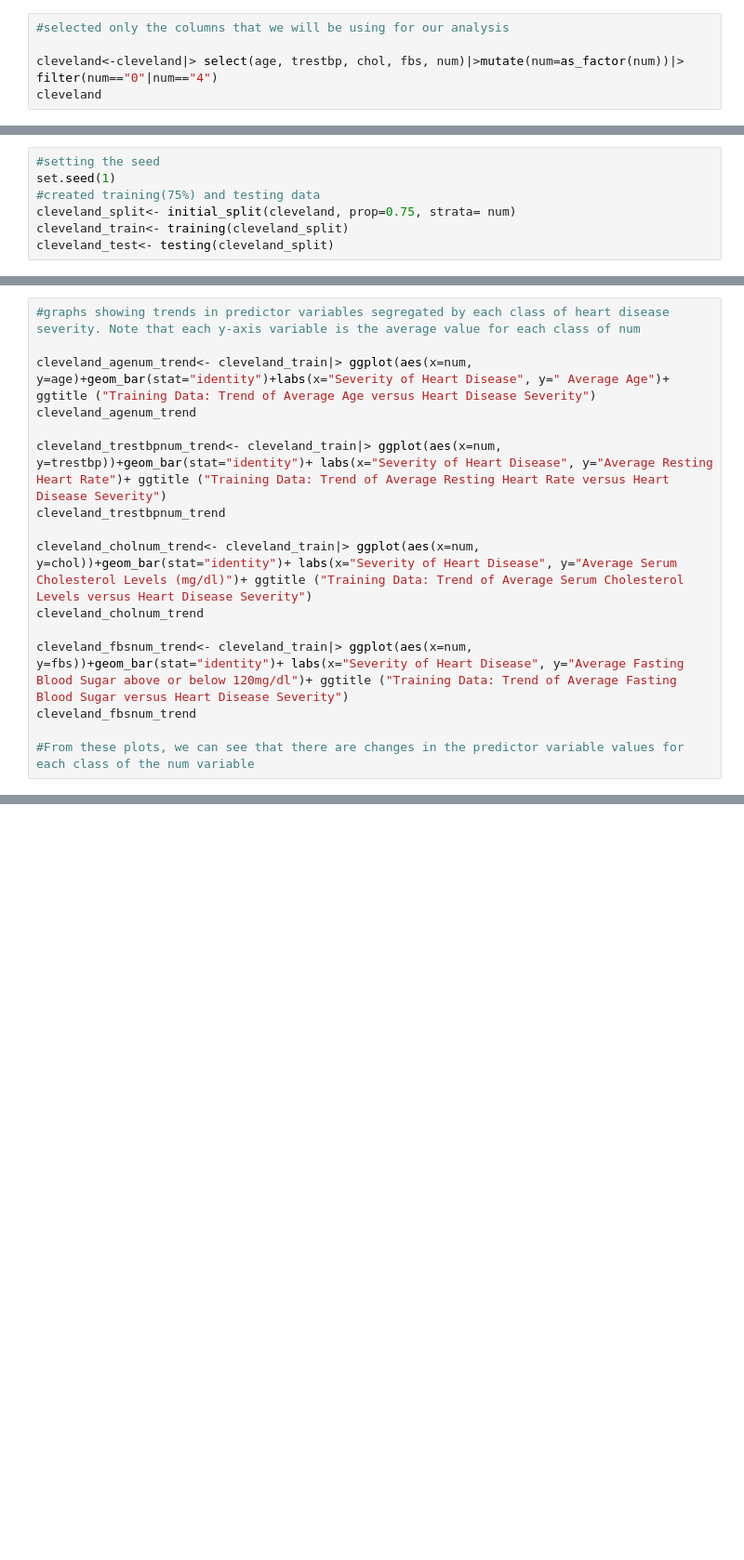
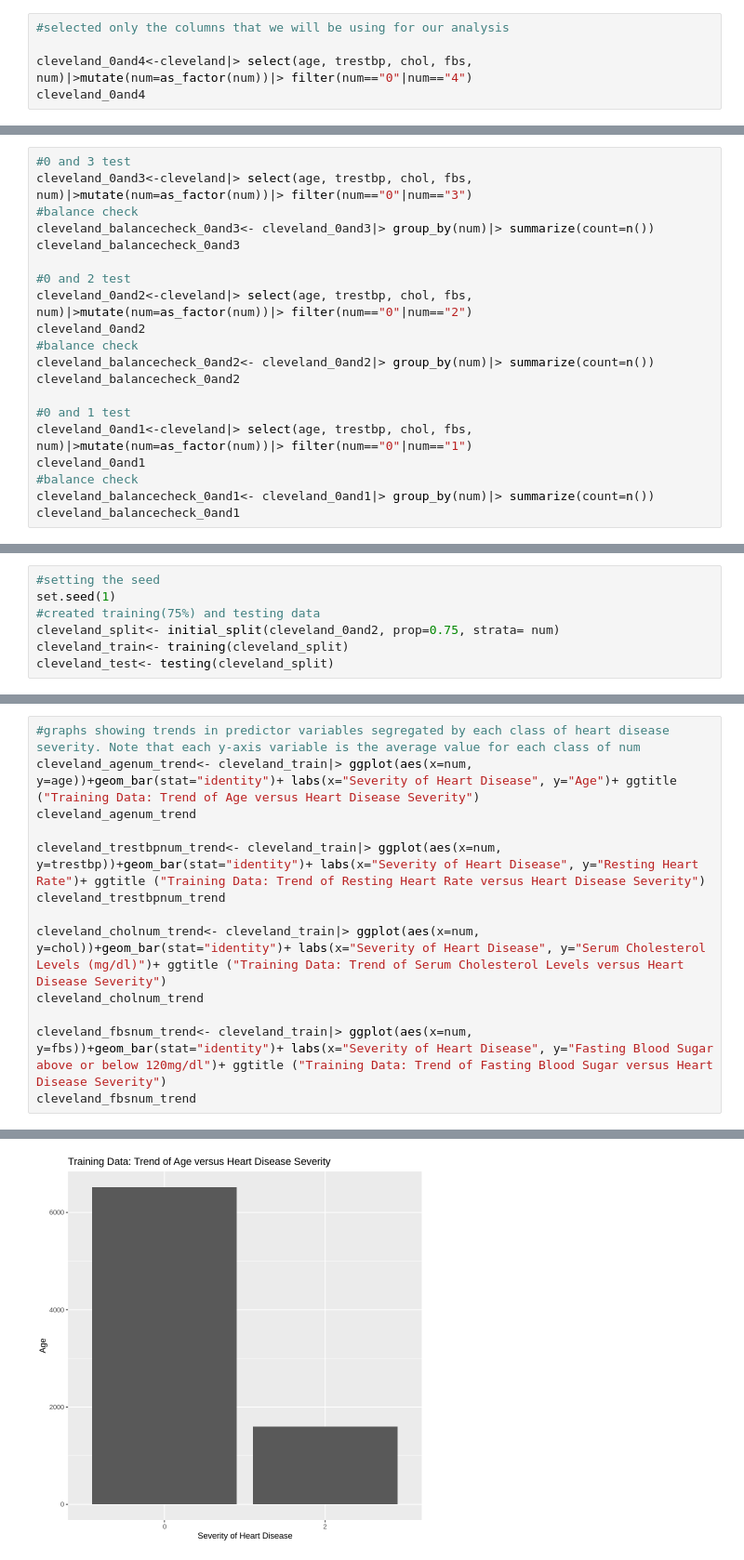
Before and after one commit to jainnsuhani/dsci-100-2023S1-group-21, a Jupyter notebook: heart_disease.ipynb, the cells around one changed output, grey strips where cells are left out. Shown at 93% size. Drawn from its saved outputs; the diff is of its cells as text; blank space fills up the shorter version.

Commit message:
Tested different values of the num column and added a scatter plot. Playing with trying to balance the sample

```diff
--- a/heart_disease.ipynb
+++ b/heart_disease.ipynb
@@ -66,6 +33,6 @@ A data.frame: 303 × 14
 # %%
 #selected only the columns that we will be using for our analysis
 
-cleveland<-cleveland|> select(age, trestbp, chol, fbs, num)|>mutate(num=as_factor(num))|> filter(num=="0"|num=="4")
-cleveland
+cleveland_0and4<-cleveland|> select(age, trestbp, chol, fbs, num)|>mutate(num=as_factor(num))|> filter(num=="0"|num=="4")
+cleveland_0and4
 # %% [output]
@@ -90,0 +53,20 @@ A data.frame: 177 × 5
+# %%
+#0 and 3 test
+cleveland_0and3<-cleveland|> select(age, trestbp, chol, fbs, num)|>mutate(num=as_factor(num))|> filter(num=="0"|num=="3")
+#balance check
+cleveland_balancecheck_0and3<- cleveland_0and3|> group_by(num)|> summarize(count=n())
+cleveland_balancecheck_0and3
+
+#0 and 2 test
+cleveland_0and2<-cleveland|> select(age, trestbp, chol, fbs, num)|>mutate(num=as_factor(num))|> filter(num=="0"|num=="2")
+cleveland_0and2
+#balance check
+cleveland_balancecheck_0and2<- cleveland_0and2|> group_by(num)|> summarize(count=n())
+cleveland_balancecheck_0and2
+
+#0 and 1 test
+cleveland_0and1<-cleveland|> select(age, trestbp, chol, fbs, num)|>mutate(num=as_factor(num))|> filter(num=="0"|num=="1")
+cleveland_0and1
+#balance check
+cleveland_balancecheck_0and1<- cleveland_0and1|> group_by(num)|> summarize(count=n())
+cleveland_balancecheck_0and1
@@ -92,7 +136,7 @@ A data.frame: 177 × 5
 #setting the seed
 set.seed(1)
 #created training(75%) and testing data
-cleveland_split<- initial_split(cleveland, prop=0.75, strata= num)
+cleveland_split<- initial_split(cleveland_0and2, prop=0.75, strata= num)
 cleveland_train<- training(cleveland_split)
 cleveland_test<- testing(cleveland_split)
 # %%
@@ -131,17 +153,14 @@ A tibble: 2 × 5
 # %%
 #graphs showing trends in predictor variables segregated by each class of heart disease severity. Note that each y-axis variable is the average value for each class of num
-
-cleveland_agenum_trend<- cleveland_train|> ggplot(aes(x=num, y=age)+geom_bar(stat="identity")+labs(x="Severity of Heart Disease", y=" Average Age")+ ggtitle ("Training Data: Trend of Average Age versus Heart Disease Severity")
+cleveland_agenum_trend<- cleveland_train|> ggplot(aes(x=num, y=age))+geom_bar(stat="identity")+ labs(x="Severity of Heart Disease", y="Age")+ ggtitle ("Training Data: Trend of Age versus Heart Disease Severity")
 cleveland_agenum_trend
 
-cleveland_trestbpnum_trend<- cleveland_train|> ggplot(aes(x=num, y=trestbp))+geom_bar(stat="identity")+ labs(x="Severity of Heart Disease", y="Average Resting Heart Rate")+ ggtitle ("Training Data: Trend of Average Resting Heart Rate versus Heart Disease Severity")
+cleveland_trestbpnum_trend<- cleveland_train|> ggplot(aes(x=num, y=trestbp))+geom_bar(stat="identity")+ labs(x="Severity of Heart Disease", y="Resting Heart Rate")+ ggtitle ("Training Data: Trend of Resting Heart Rate versus Heart Disease Severity")
 cleveland_trestbpnum_trend
 
-cleveland_cholnum_trend<- cleveland_train|> ggplot(aes(x=num, y=chol))+geom_bar(stat="identity")+ labs(x="Severity of Heart Disease", y="Average Serum Cholesterol Levels (mg/dl)")+ ggtitle ("Training Data: Trend of Average Serum Cholesterol Levels versus Heart Disease Severity")
+cleveland_cholnum_trend<- cleveland_train|> ggplot(aes(x=num, y=chol))+geom_bar(stat="identity")+ labs(x="Severity of Heart Disease", y="Serum Cholesterol Levels (mg/dl)")+ ggtitle ("Training Data: Trend of Serum Cholesterol Levels versus Heart Disease Severity")
 cleveland_cholnum_trend
 
-cleveland_fbsnum_trend<- cleveland_train|> ggplot(aes(x=num, y=fbs))+geom_bar(stat="identity")+ labs(x="Severity of Heart Disease", y="Average Fasting Blood Sugar above or below 120mg/dl")+ ggtitle ("Training Data: Trend of Average Fasting Blood Sugar versus Heart Disease Severity")
+cleveland_fbsnum_trend<- cleveland_train|> ggplot(aes(x=num, y=fbs))+geom_bar(stat="identity")+ labs(x="Severity of Heart Disease", y="Fasting Blood Sugar above or below 120mg/dl")+ ggtitle ("Training Data: Trend of Fasting Blood Sugar versus Heart Disease Severity")
 cleveland_fbsnum_trend
-
-#From these plots, we can see that there are changes in the predictor variable values for each class of the num variable
 # %% [output]
@@ -151,0 +167 @@ ERROR: Error in parse(text = x, srcfile = src): <text>:4:1: unexpected symbol
+[figure, added]
```
Also changed, not shown: parts of 15 cells of this notebook.
